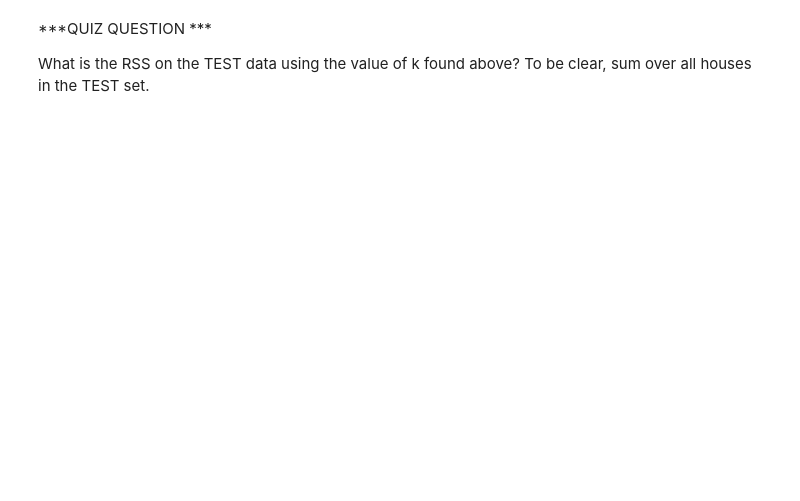
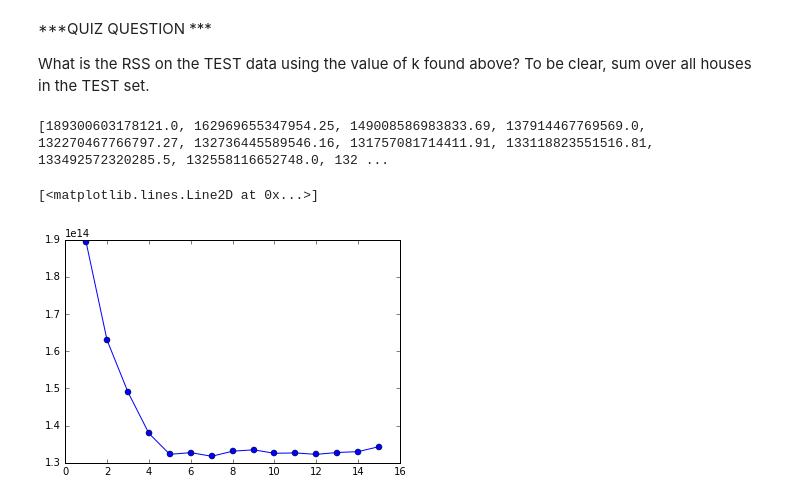
Before and after one commit to mark-w-325/ML_Class-Regression, a Jupyter notebook: Week_06/week-6-local-regression-assignment-blank.ipynb, the cells around one changed output. Drawn from its saved outputs; the diff is of its cells as text; code cells hidden in the pictures; blank space fills up the shorter version.

```diff
--- a/Week_06/week-6-local-regression-assignment-blank.ipynb
+++ b/Week_06/week-6-local-regression-assignment-blank.ipynb
@@ -414,3 +417,12 @@ There remains a question of choosing the value of k to use in making predictions
 * Report which `k` produced the lowest RSS on VALIDATION set.
 # %% [markdown]
 (Depending on your computing environment, this computation may take 10-15 minutes.)
+# %%
+rss_all = list()
+for k in range(1, 16):
+    predictions = distance_func4(k, features_train, output_train, features_valid)
+    diff = predictions - output_valid
+    RSS = diff**2
+    RSS = RSS.sum()
+    rss_all.append(RSS)
+print rss_all
@@ -426,3 +459,19 @@ plt.plot(kvals, rss_all,'bo-')
 ***QUIZ QUESTION ***
 
 What is the RSS on the TEST data using the value of k found above?  To be clear, sum over all houses in the TEST set.
+# %%
+rss_all = list()
+for k in range(1, 16):
+    predictions = distance_func4(k, features_train, output_train, features_test)
+    diff = predictions - output_test
+    RSS = diff**2
+    RSS = RSS.sum()
+    rss_all.append(RSS)
+print rss_all
+
+kvals = range(1, 16)
+plt.plot(kvals, rss_all,'bo-')
+# %% [output]
+[189300603178121.0, 162969655347954.25, 149008586983833.69, 137914467769569.0, 132270467766797.27, 132736445589546.16, 131757081714411.91, 133118823551516.81, 133492572320285.5, 132558116652748.0, 132 ...
+[<matplotlib.lines.Line2D at 0x...>]
+[figure, added]
```
Also changed, not shown: parts of 7 cells of this notebook.
